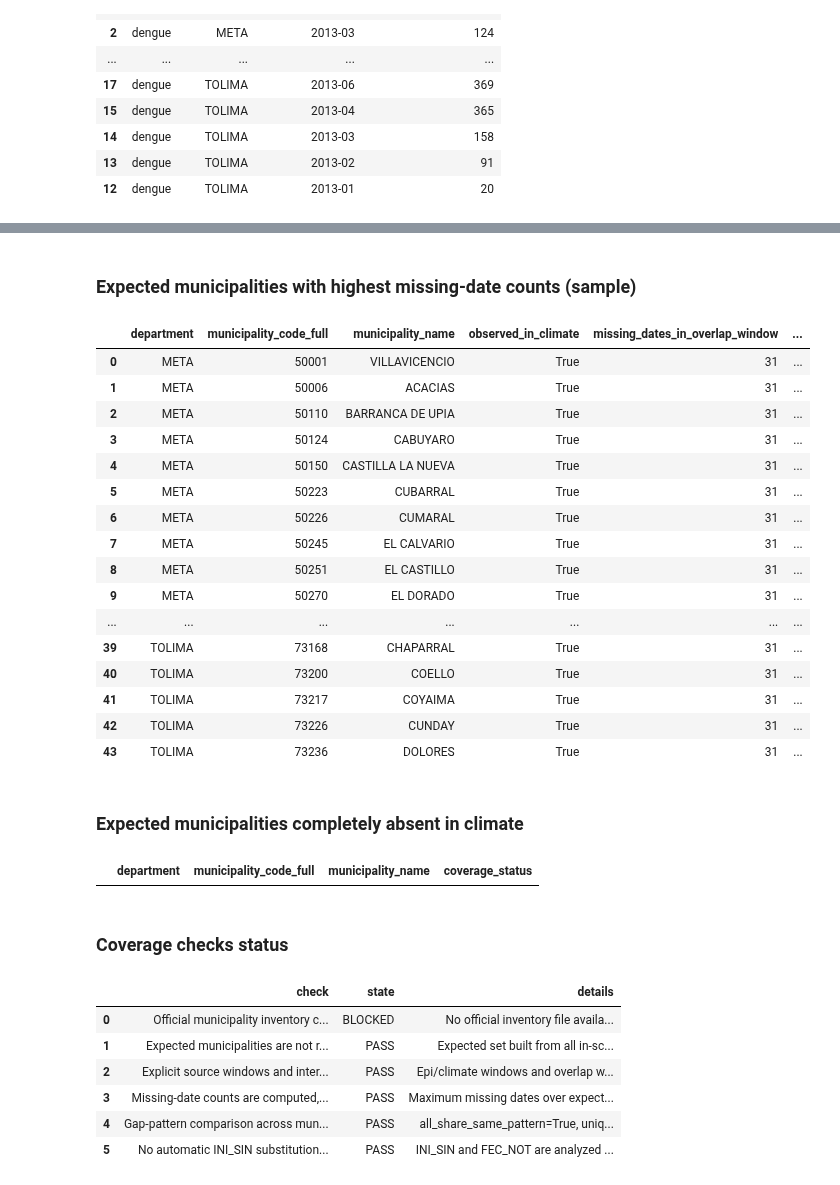
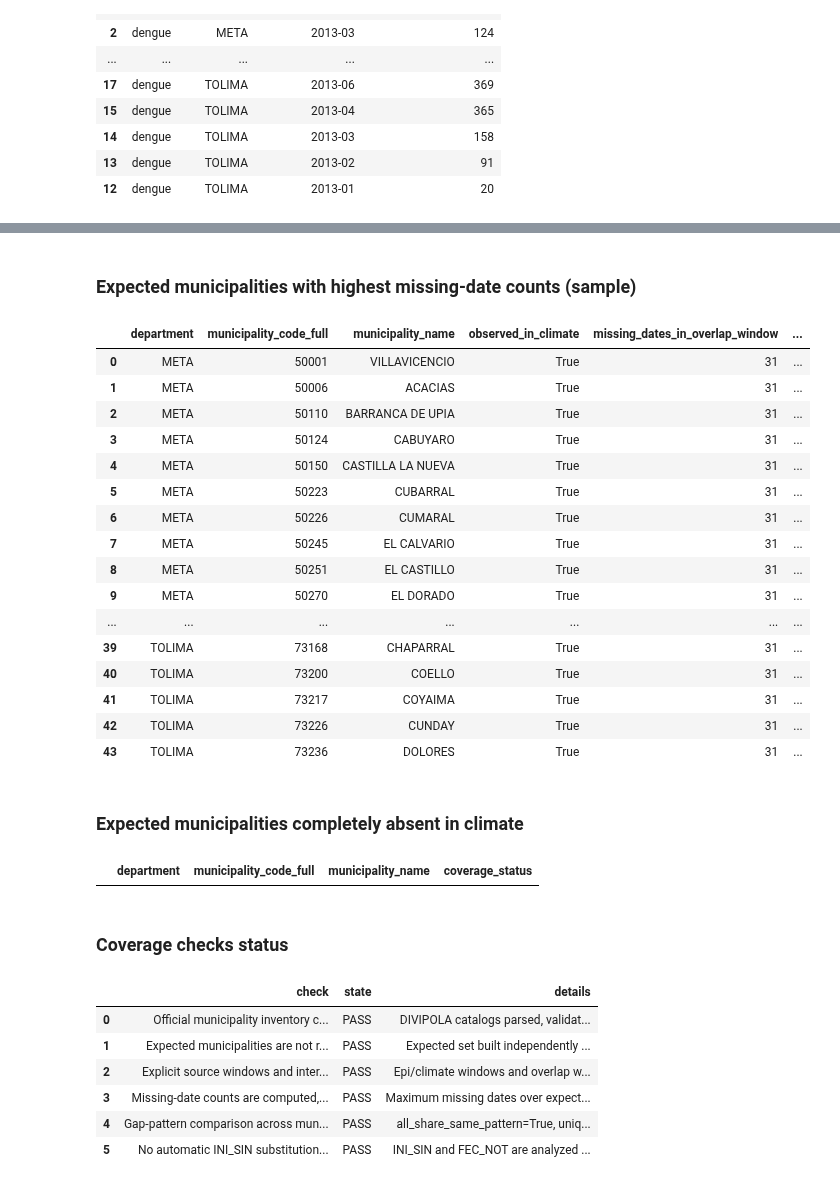
Before and after one commit to j-mauro-r/SAT-Dengue-V2, a Jupyter notebook: notebooks/01_stage2_residence_onset_eda.ipynb, the cells around one changed output, grey strips where cells are left out. Saved outputs shown, nothing was run; the diff lists cells and outputs as text; code cells hidden in the pictures.

```diff
--- a/notebooks/01_stage2_residence_onset_eda.ipynb
+++ b/notebooks/01_stage2_residence_onset_eda.ipynb
@@ -1828,17 +2015,9 @@ if not climate_variable_quality_df.empty:
     plt.show()
 
 if not climate_coverage_df.empty:
-    expected_cov = climate_coverage_df[climate_coverage_df["expected_in_epidemiology"]].copy()
+    expected_cov = climate_coverage_df[climate_coverage_df["expected_in_inventory"]].copy()
 
     if not expected_cov.empty:
-        plt.figure(figsize=(12, 6))
-        sns.boxplot(data=expected_cov, x="department", y="missing_dates_in_overlap_window")
-        plt.title("Expected municipalities: missing climate dates in overlap window")
-        plt.ylabel("missing dates count")
-        plt.xlabel("department")
-        plt.tight_layout()
-        plt.show()
-
         top_missing = (
             expected_cov
             .sort_values(["department", "missing_dates_in_overlap_window"], ascending=[True, False])
@@ -1857,7 +2036,7 @@ if not climate_coverage_df.empty:
 
 max_missing_dates = np.nan
 if not climate_coverage_df.empty:
-    exp_cov = climate_coverage_df[climate_coverage_df["expected_in_epidemiology"]]
+    exp_cov = climate_coverage_df[climate_coverage_df["expected_in_inventory"]]
     if not exp_cov.empty:
         max_missing_dates = exp_cov["missing_dates_in_overlap_window"].max()
 
@@ -1865,7 +2044,7 @@ same_gap_pattern = climate_gap_pattern_summary_df.loc[0, "all_municipalities_sha
 unique_gap_patterns = climate_gap_pattern_summary_df.loc[0, "unique_gap_pattern_count"]
 common_missing_count = climate_gap_pattern_summary_df.loc[0, "common_missing_dates_count"]
 
-inventory_state = "PASS" if official_inventory_available else "BLOCKED"
+inventory_state = "PASS" if DIVIPOLA_VALIDATION_DF["state"].eq("PASS").all() else "FAIL"
 overlap_days = int(climate_summary_df.loc[0, "overlap_days"]) if not climate_summary_df.empty else 0
 
 coverage_checks = pd.DataFrame(
@@ -1873,16 +2052,12 @@ coverage_checks = pd.DataFrame(
         {
             "check": "Official municipality inventory completeness baseline",
             "state": inventory_state,
-            "details": (
-                "; ".join(str(p.relative_to(repo_root)) for p in official_inventory_available)
-                if official_inventory_available
-                else "No official inventory file available in-repo; territorial completeness baseline remains blocked."
-            ),
+            "details": "DIVIPOLA catalogs parsed, validated and bound to supplied provenance; see catalog validation table.",
         },
         {
             "check": "Expected municipalities are not restricted to INI_SIN-interpretable rows",
             "state": "PASS",
-            "details": f"Expected set built from all in-scope records with valid full municipality codes (count={len(climate_outputs['expected_set'])}).",
+            "details": f"Expected set built independently from validated DIVIPOLA target-department codes (count={len(climate_outputs['expected_set'])}).",
         },
         {
             "check": "Explicit source windows and intersection window",
@@ -1918,27 +2092,27 @@ display(coverage_checks)
 ### Expected municipalities with highest missing-date counts (sample)
 |  | department | municipality_code_full | municipality_name | observed_in_climate | missing_dates_in_overlap_window | ... |
 | 0 | META | 50001 | VILLAVICENCIO | True | 31 | ... |
 | 1 | META | 50006 | ACACIAS | True | 31 | ... |
 | 2 | META | 50110 | BARRANCA DE UPIA | True | 31 | ... |
 | 3 | META | 50124 | CABUYARO | True | 31 | ... |
 | 4 | META | 50150 | CASTILLA LA NUEVA | True | 31 | ... |
 | 5 | META | 50223 | CUBARRAL | True | 31 | ... |
 | 6 | META | 50226 | CUMARAL | True | 31 | ... |
 | 7 | META | 50245 | EL CALVARIO | True | 31 | ... |
 | 8 | META | 50251 | EL CASTILLO | True | 31 | ... |
 | 9 | META | 50270 | EL DORADO | True | 31 | ... |
 | ... | ... | ... | ... | ... | ... | ... |
 | 39 | TOLIMA | 73168 | CHAPARRAL | True | 31 | ... |
 | 40 | TOLIMA | 73200 | COELLO | True | 31 | ... |
 | 41 | TOLIMA | 73217 | COYAIMA | True | 31 | ... |
 | 42 | TOLIMA | 73226 | CUNDAY | True | 31 | ... |
 | 43 | TOLIMA | 73236 | DOLORES | True | 31 | ... |
 ### Expected municipalities completely absent in climate
 |  | department | municipality_code_full | municipality_name | coverage_status |
 ### Coverage checks status
 |  | check | state | details |
-| 0 | Official municipality inventory c... | BLOCKED | No official inventory file availa... |
-| 1 | Expected municipalities are not r... | PASS | Expected set built from all in-sc... |
+| 0 | Official municipality inventory c... | PASS | DIVIPOLA catalogs parsed, validat... |
+| 1 | Expected municipalities are not r... | PASS | Expected set built independently ... |
 | 2 | Explicit source windows and inter... | PASS | Epi/climate windows and overlap w... |
 | 3 | Missing-date counts are computed,... | PASS | Maximum missing dates over expect... |
 | 4 | Gap-pattern comparison across mun... | PASS | all_share_same_pattern=True, uniq... |
```
Also changed, not shown: parts of 15 cells of this notebook, 38 other files.
